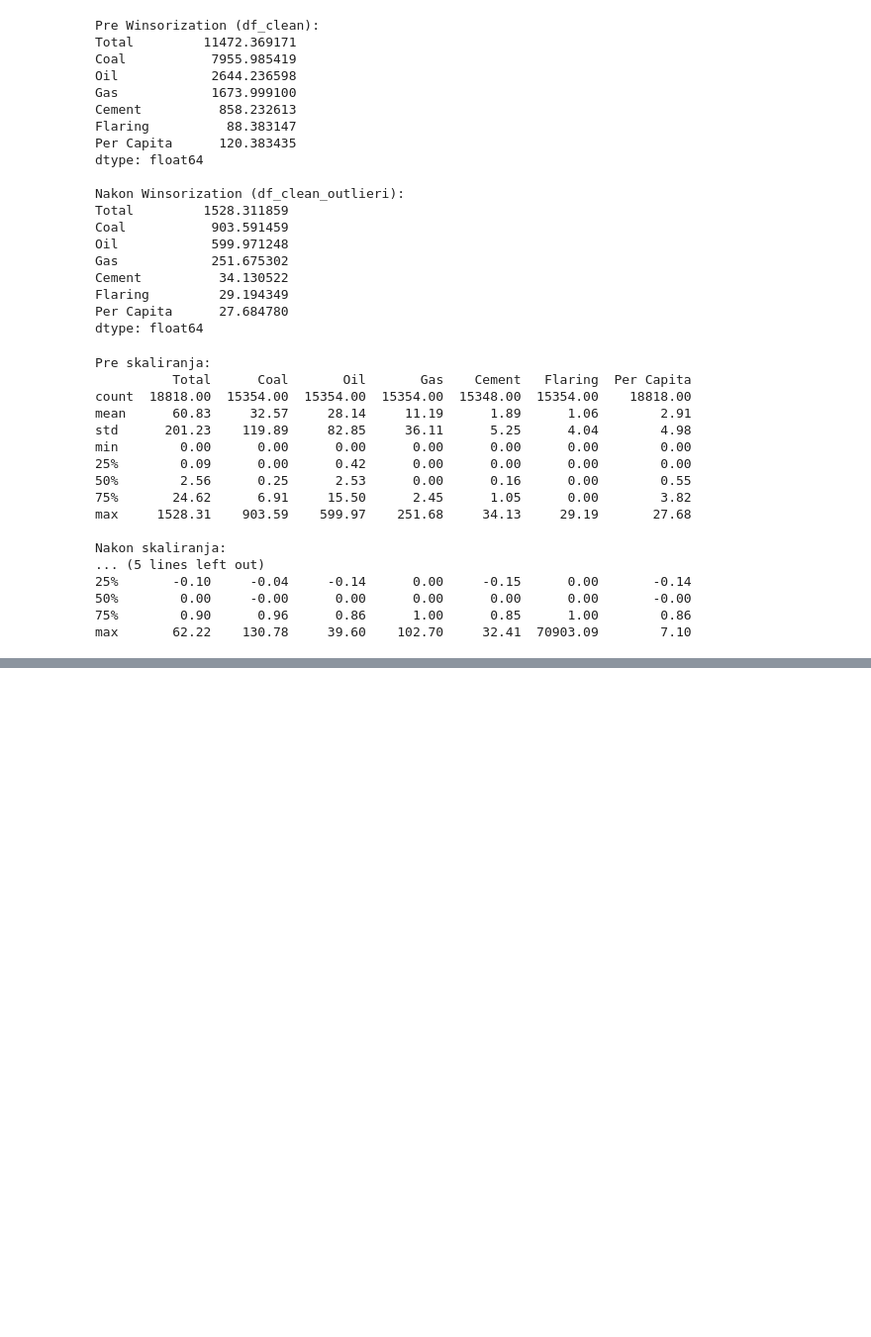
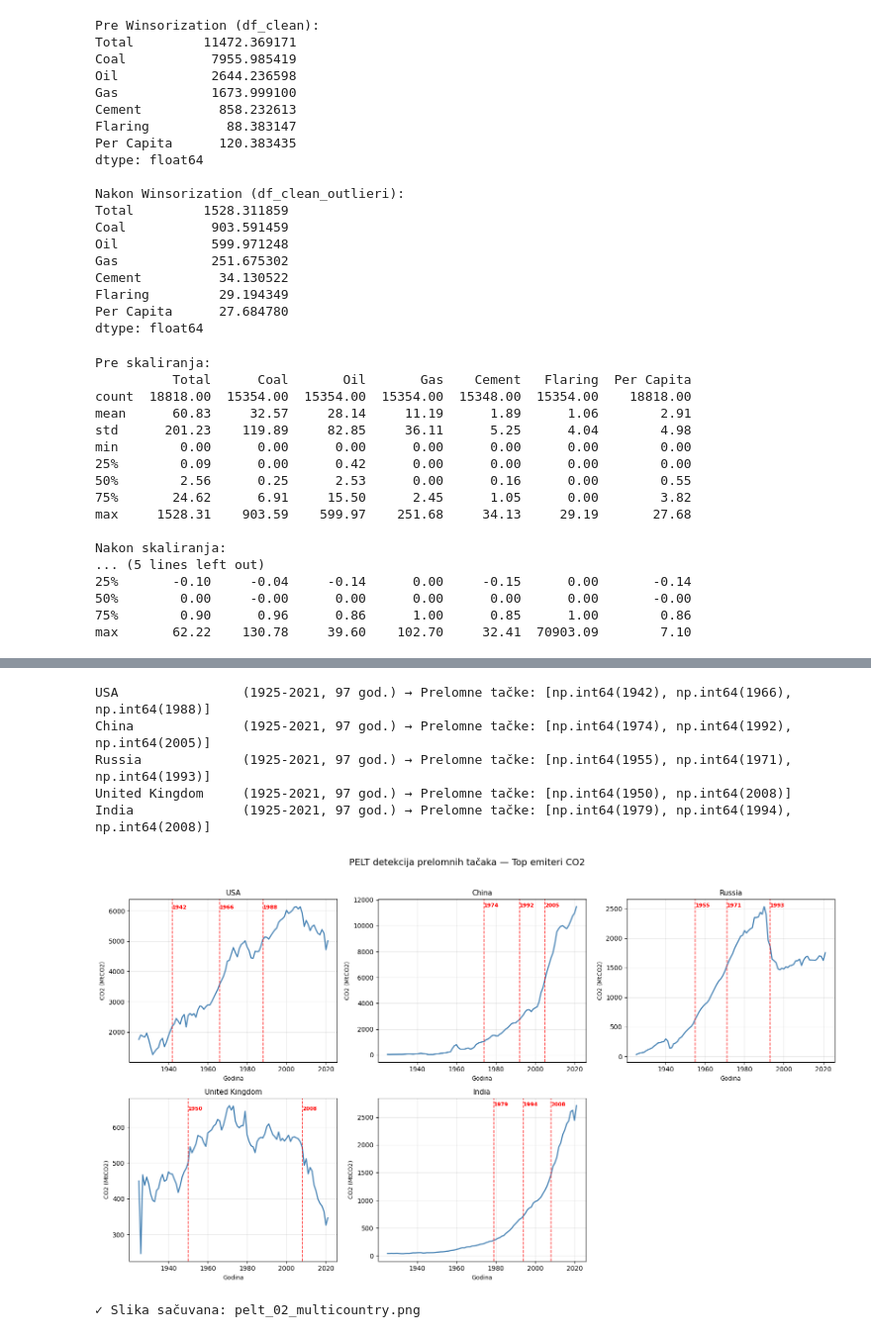
Before and after one commit to tamaracvijan/zagadjenje-vazduha, a Jupyter notebook: analiza1.ipynb, the cells around one changed output, grey strips where cells are left out. Shown at 99% size. Drawn from its saved outputs; the diff is of its cells as text; code cells hidden in the pictures; blank space fills up the shorter version.

```diff
--- a/analiza1.ipynb
+++ b/analiza1.ipynb
@@ -1631,0 +1796,12 @@ Najbolji rezultat: Kontinent (1-5) + NM (R² = 0.9969)
+# %%
+# Tačan naziv za SAD
+print([c for c in df_ts['Country'].unique() if 'United States' in c])
+
+# Sada testiramo sa ispravnim nazivima
+for drzava in ['China', 'United States of America', 'Serbia']:
+    d = df_ts[df_ts['Country'] == drzava].sort_values('Year')
+    if len(d) == 0:
+        print(f"\n{drzava}: NEMA PODATAKA!")
+        continue
+    print(f"\n{drzava}: {len(d)} godina, {int(d['Year'].min())}-{int(d['Year'].max())}")
+    print(d[['Year','Total','gdp']].tail(3).to_string(index=False))
@@ -1631,0 +1898,59 @@ Najbolji rezultat: Kontinent (1-5) + NM (R² = 0.9969)
+# %%
+# PELT MULTI-COUNTRY PREGLED
+
+# Biramo nekoliko reprezentativnih država - najveći emiteri + različite "priče"
+drzave_za_analizu = ['USA', 'China', 'Russia', 'United Kingdom', 'India']
+
+rezultati_pelt = {}
+
+for drzava in drzave_za_analizu:
+    serija = df_ts[df_ts['Country'] == drzava].sort_values('Year')
+    co2 = serija['Total'].values
+    god = serija['Year'].values.astype(int)
+
+    # PELT detekcija
+    model = rpt.Pelt(model="rbf", min_size=3, jump=1).fit(co2)
+    bkps = model.predict(pen=5)
+    bkp_godine = [god[bp - 1] for bp in bkps[:-1]]
+
+    rezultati_pelt[drzava] = {
+        'godine': god,
+        'co2': co2,
+        'prelomne_godine': bkp_godine
+    }
+
+    print(f"{drzava:<18} ({god[0]}-{god[-1]}, {len(co2)} god.) → Prelomne tačke: {bkp_godine}")
+
+# VIZUALIZACIJA - svih 5 država u jednom prikazu (2x3 grid)
+
+fig, axes = plt.subplots(2, 3, figsize=(16, 9))
+fig.suptitle("PELT detekcija prelomnih tačaka — Top emiteri CO2", fontsize=14, y=1.02)
+
+for ax, drzava in zip(axes.flat, drzave_za_analizu):
+    podaci = rezultati_pelt[drzava]
+    ax.plot(podaci['godine'], podaci['co2'], color='steelblue', linewidth=1.8)
+
+    for by in podaci['prelomne_godine']:
+        ax.axvline(x=by, color='red', linestyle='--', linewidth=1.2, alpha=0.8)
+        ax.text(by, ax.get_ylim()[1]*0.95, f'{by}', color='red', fontsize=8, fontweight='bold')
+
+    ax.set_title(drzava, fontsize=11)
+    ax.set_xlabel("Godina", fontsize=9)
+    ax.set_ylabel("CO2 (MtCO2)", fontsize=9)
+    ax.grid(True, alpha=0.3)
+
+# Sklanjamo prazan 6. subplot
+axes.flat[5].axis('off')
+
+plt.tight_layout()
+plt.savefig("pelt_02_multicountry.png", dpi=150, bbox_inches='tight')
+plt.show()
+print("\n✓ Slika sačuvana: pelt_02_multicountry.png")
+# %% [output]
+USA                (1925-2021, 97 god.) → Prelomne tačke: [np.int64(1942), np.int64(1966), np.int64(1988)]
+China              (1925-2021, 97 god.) → Prelomne tačke: [np.int64(1974), np.int64(1992), np.int64(2005)]
+Russia             (1925-2021, 97 god.) → Prelomne tačke: [np.int64(1955), np.int64(1971), np.int64(1993)]
+United Kingdom     (1925-2021, 97 god.) → Prelomne tačke: [np.int64(1950), np.int64(2008)]
+India              (1925-2021, 97 god.) → Prelomne tačke: [np.int64(1979), np.int64(1994), np.int64(2008)]
+[figure, added]
+✓ Slika sačuvana: pelt_02_multicountry.png
```
Also changed, not shown: parts of 25 cells of this notebook, 4 other files.
